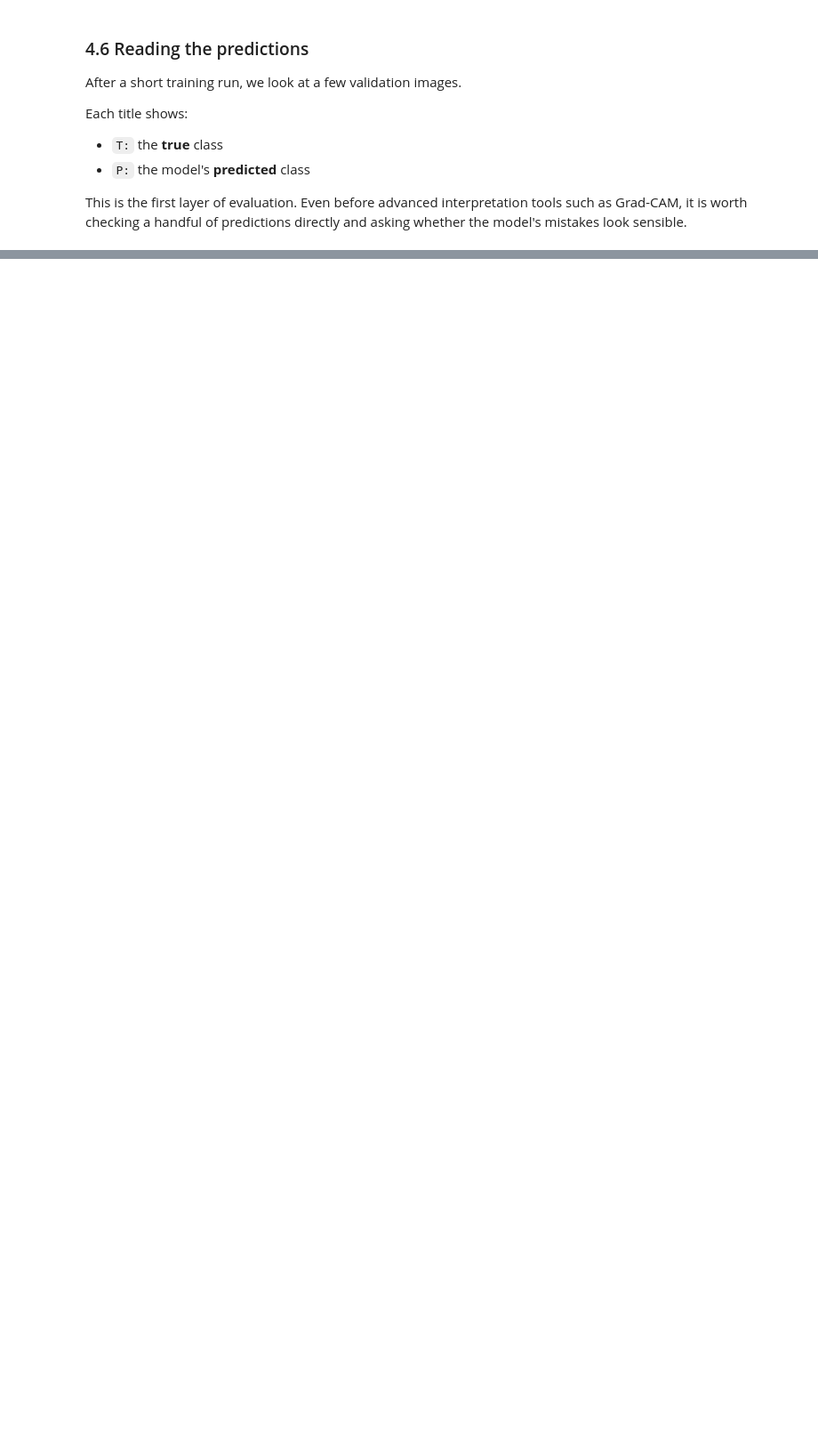
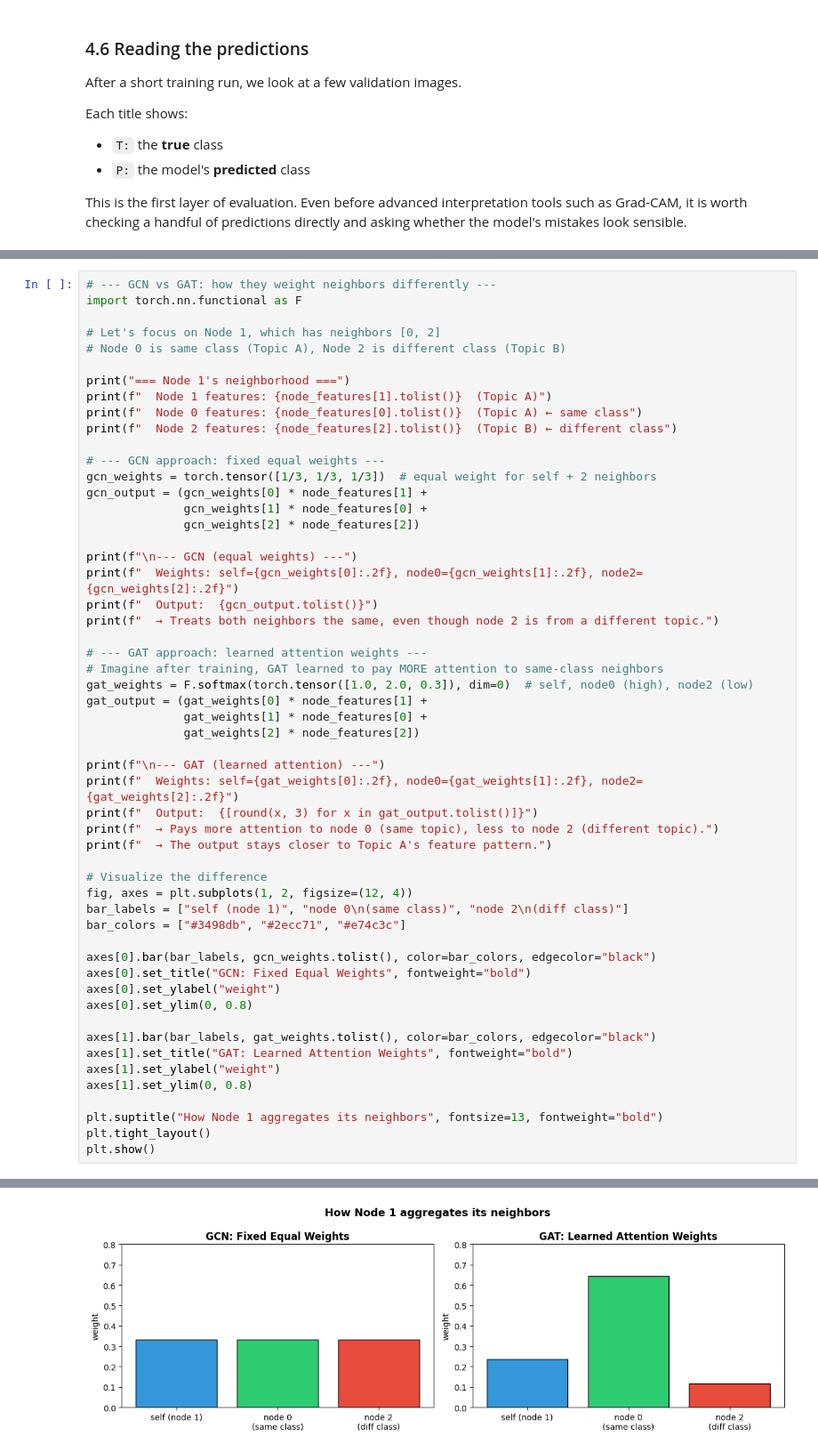
Before and after one commit to arhsis/UM-CISC7107-assignment2, a Jupyter notebook: UM-CISC7107-assignment2-tutorial.ipynb, the cells around one changed output, grey strips where cells are left out. Shown at 89% size. Drawn from its saved outputs; the diff is of its cells as text; blank space fills up the shorter version.

```diff
--- a/UM-CISC7107-assignment2-tutorial.ipynb
+++ b/UM-CISC7107-assignment2-tutorial.ipynb
@@ -780,0 +965,55 @@ plt.show()
+# %%
+# --- GCN vs GAT: how they weight neighbors differently ---
+import torch.nn.functional as F
+
+# Let's focus on Node 1, which has neighbors [0, 2]
+# Node 0 is same class (Topic A), Node 2 is different class (Topic B)
+
+print("=== Node 1's neighborhood ===")
+print(f"  Node 1 features: {node_features[1].tolist()}  (Topic A)")
+print(f"  Node 0 features: {node_features[0].tolist()}  (Topic A) ← same class")
+print(f"  Node 2 features: {node_features[2].tolist()}  (Topic B) ← different class")
+
+# --- GCN approach: fixed equal weights ---
+gcn_weights = torch.tensor([1/3, 1/3, 1/3])  # equal weight for self + 2 neighbors
+gcn_output = (gcn_weights[0] * node_features[1] +
+              gcn_weights[1] * node_features[0] +
+              gcn_weights[2] * node_features[2])
+
+print(f"\n--- GCN (equal weights) ---")
+print(f"  Weights: self={gcn_weights[0]:.2f}, node0={gcn_weights[1]:.2f}, node2={gcn_weights[2]:.2f}")
+print(f"  Output:  {gcn_output.tolist()}")
+print(f"  → Treats both neighbors the same, even though node 2 is from a different topic.")
+
+# --- GAT approach: learned attention weights ---
+# Imagine after training, GAT learned to pay MORE attention to same-class neighbors
+gat_weights = F.softmax(torch.tensor([1.0, 2.0, 0.3]), dim=0)  # self, node0 (high), node2 (low)
+gat_output = (gat_weights[0] * node_features[1] +
+              gat_weights[1] * node_features[0] +
+              gat_weights[2] * node_features[2])
+
+print(f"\n--- GAT (learned attention) ---")
+print(f"  Weights: self={gat_weights[0]:.2f}, node0={gat_weights[1]:.2f}, node2={gat_weights[2]:.2f}")
+print(f"  Output:  {[round(x, 3) for x in gat_output.tolist()]}")
+print(f"  → Pays more attention to node 0 (same topic), less to node 2 (different topic).")
+print(f"  → The output stays closer to Topic A's feature pattern.")
+
+# Visualize the difference
+fig, axes = plt.subplots(1, 2, figsize=(12, 4))
+bar_labels = ["self (node 1)", "node 0\n(same class)", "node 2\n(diff class)"]
+bar_colors = ["#3498db", "#2ecc71", "#e74c3c"]
+
+axes[0].bar(bar_labels, gcn_weights.tolist(), color=bar_colors, edgecolor="black")
+axes[0].set_title("GCN: Fixed Equal Weights", fontweight="bold")
+axes[0].set_ylabel("weight")
+axes[0].set_ylim(0, 0.8)
+
+axes[1].bar(bar_labels, gat_weights.tolist(), color=bar_colors, edgecolor="black")
+axes[1].set_title("GAT: Learned Attention Weights", fontweight="bold")
+axes[1].set_ylabel("weight")
+axes[1].set_ylim(0, 0.8)
+
+plt.suptitle("How Node 1 aggregates its neighbors", fontsize=13, fontweight="bold")
+plt.tight_layout()
+plt.show()
+# %% [output]
@@ -780,0 +1035 @@ plt.show()
+[figure, added]
```
Also changed, not shown: parts of 16 cells of this notebook, 2 other files.
